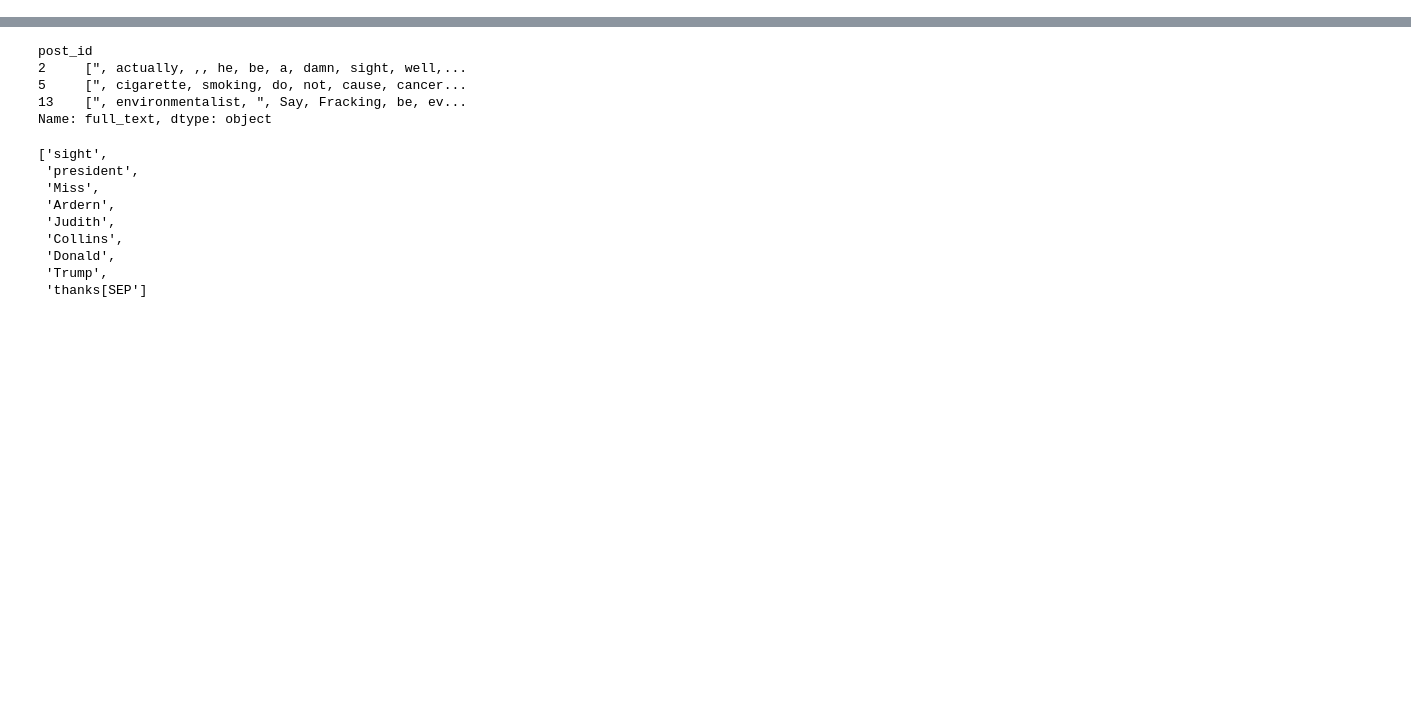
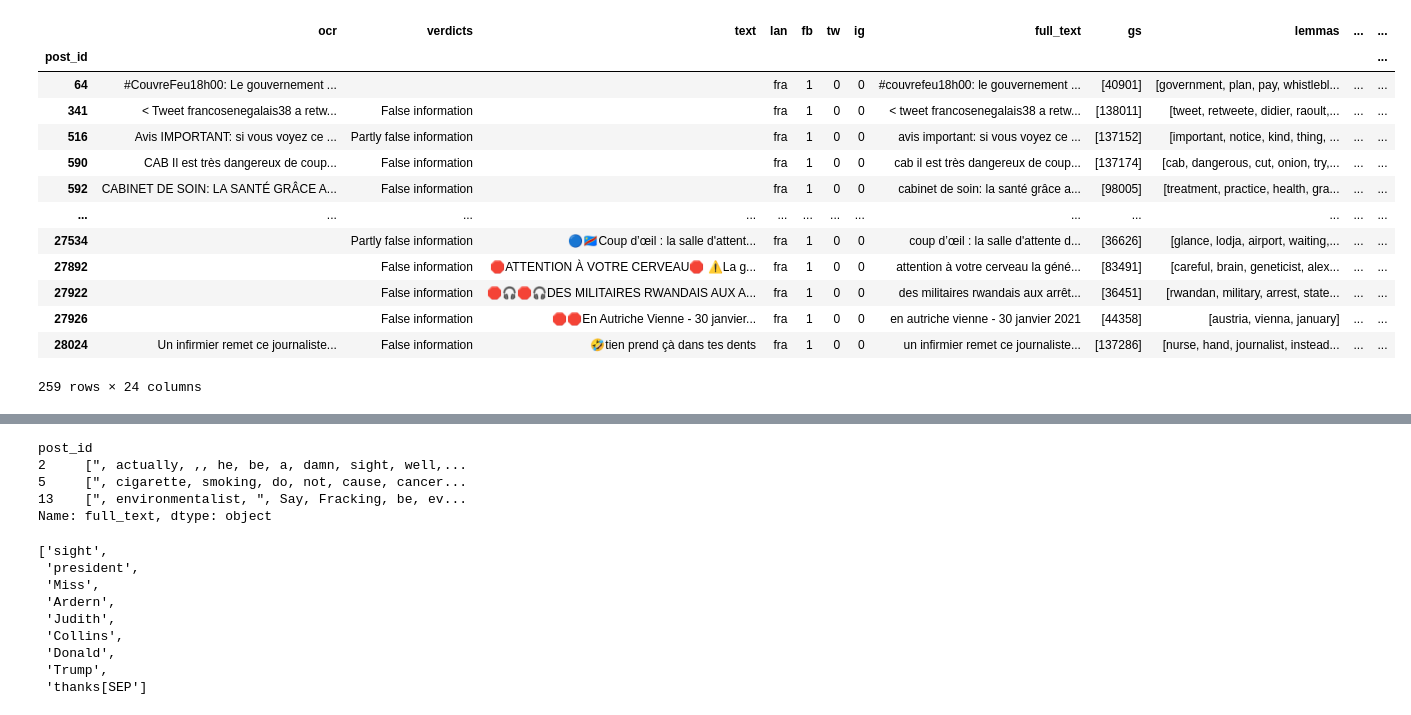
Before and after one commit to BecTome/semeval25-FactCheckedClaimRetrieval, a Jupyter notebook: nbs/training/train_unipi.ipynb, the cells around one changed output, grey strips where cells are left out. Drawn from its saved outputs; the diff is of its cells as text; code cells hidden in the pictures; blank space fills up the shorter version.

```diff
--- a/nbs/training/train_unipi.ipynb
+++ b/nbs/training/train_unipi.ipynb
@@ -86,0 +389,17 @@ for lang in tqdm(langs, desc="Languages"):
+# %%
+df_posts_train[df_posts_train["max_len_entities"] == 0]
+# %% [output]
+|  | ocr | verdicts | text | lan | fb | tw | ig | full_text | gs | lemmas | ... | ... |
+| post_id |  |  |  |  |  |  |  |  |  |  |  | ... |
+| 64 | #CouvreFeu18h00: Le gouvernement ... |  |  | fra | 1 | 0 | 0 | #couvrefeu18h00: le gouvernement ... | [40901] | [government, plan, pay, whistlebl... | ... | ... |
+| 341 | < Tweet francosenegalais38 a retw... | False information |  | fra | 1 | 0 | 0 | < tweet francosenegalais38 a retw... | [138011] | [tweet, retweete, didier, raoult,... | ... | ... |
+| 516 | Avis IMPORTANT: si vous voyez ce ... | Partly false information |  | fra | 1 | 0 | 0 | avis important: si vous voyez ce ... | [137152] | [important, notice, kind, thing, ... | ... | ... |
+| 590 | CAB Il est très dangereux de coup... | False information |  | fra | 1 | 0 | 0 | cab il est très dangereux de coup... | [137174] | [cab, dangerous, cut, onion, try,... | ... | ... |
+| 592 | CABINET DE SOIN: LA SANTÉ GRÂCE A... | False information |  | fra | 1 | 0 | 0 | cabinet de soin: la santé grâce a... | [98005] | [treatment, practice, health, gra... | ... | ... |
+| ... | ... | ... | ... | ... | ... | ... | ... | ... | ... | ... | ... | ... |
+| 27534 |  | Partly false information | 🔵🇨🇩Coup d’œil : la salle d'attent... | fra | 1 | 0 | 0 | coup d’œil : la salle d'attente d... | [36626] | [glance, lodja, airport, waiting,... | ... | ... |
+| 27892 |  | False information | 🛑ATTENTION À VOTRE CERVEAU🛑 ⚠La g... | fra | 1 | 0 | 0 | attention à votre cerveau la géné... | [83491] | [careful, brain, geneticist, alex... | ... | ... |
+| 27922 |  | False information | 🛑🎧🛑🎧DES MILITAIRES RWANDAIS AUX A... | fra | 1 | 0 | 0 | des militaires rwandais aux arrêt... | [36451] | [rwandan, military, arrest, state... | ... | ... |
+| 27926 |  | False information | 🛑🛑En Autriche Vienne - 30 janvier... | fra | 1 | 0 | 0 | en autriche vienne - 30 janvier 2021 | [44358] | [austria, vienna, january] | ... | ... |
+| 28024 | Un infirmier remet ce journaliste... | False information | 🤣tien prend çà dans tes dents | fra | 1 | 0 | 0 | un infirmier remet ce journaliste... | [137286] | [nurse, hand, journalist, instead... | ... | ... |
+259 rows × 24 columns
```
Also changed, not shown: parts of 32 cells of this notebook, 2 other files.
